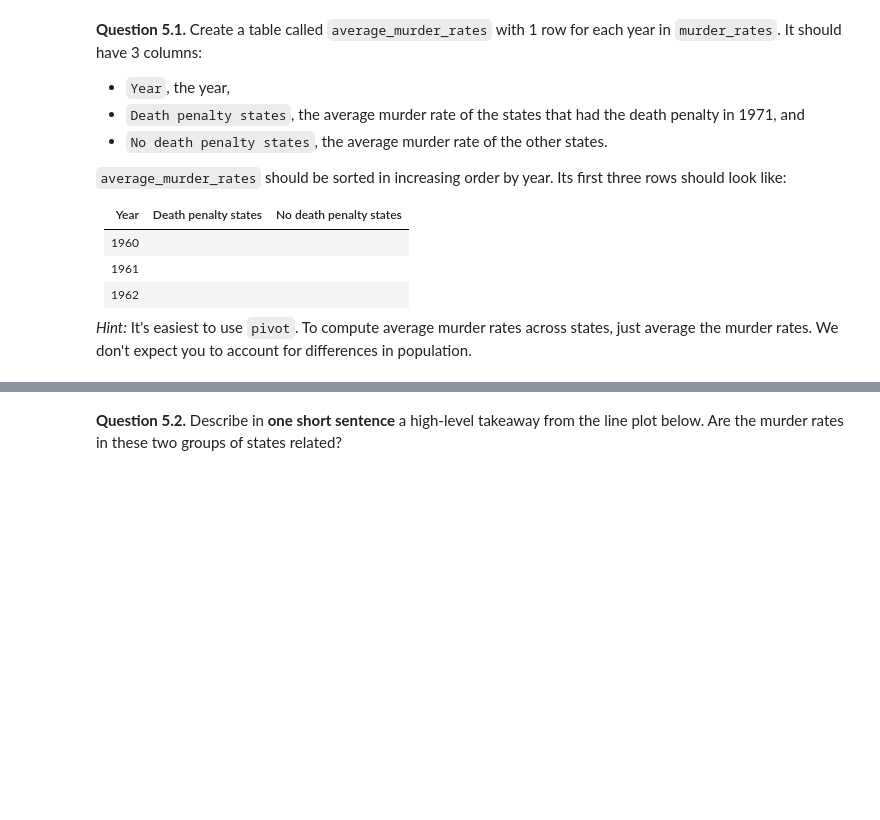
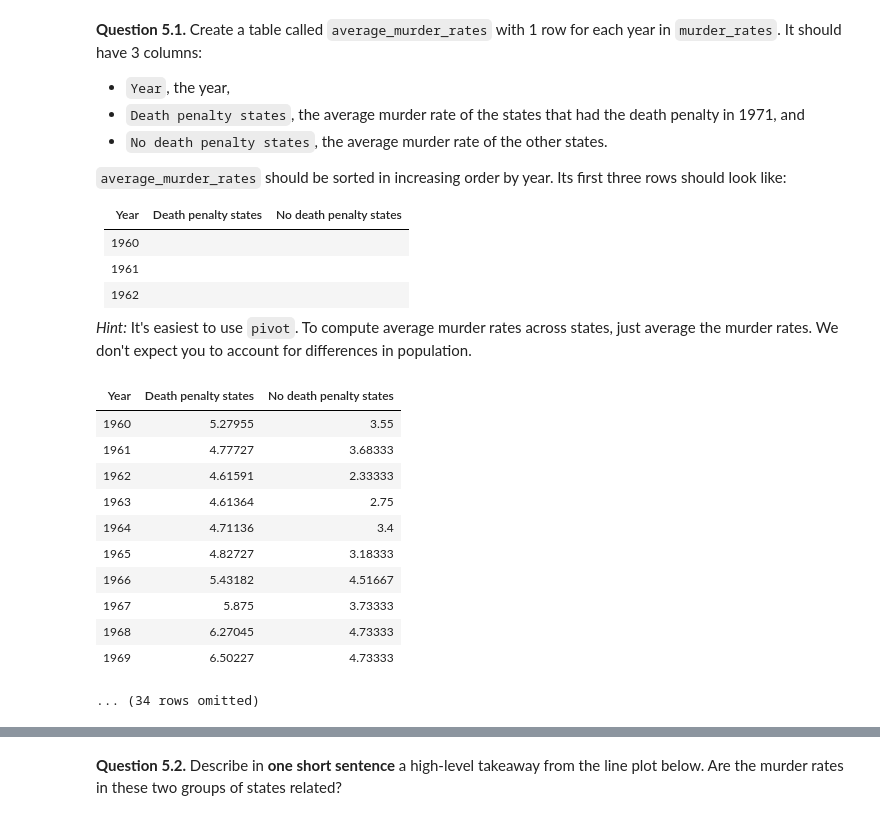
Before and after one commit to Weijun-H/data8, a Jupyter notebook: project/project2/project2.ipynb, the cells around one changed output, grey strips where cells are left out. Drawn from its saved outputs; the diff is of its cells as text; code cells hidden in the pictures; blank space fills up the shorter version.

```diff
--- a/project/project2/project2.ipynb
+++ b/project/project2/project2.ipynb
@@ -502,13 +544,14 @@ It prints out the observed test statistic and returns the P-value for this stati
 def run_test(rates, start_year):
     """Return a P-value for the observed difference between increases and decreases."""
     end_year = start_year + 2
-    observed_test_statistic = ...
+    observed_test_statistic = abs(sum(rates.where('Year', are.between(start_year, end_year+1)).select(
+        'State', 'Murder Rate').group('State', two_year_changes).column(1)))
     print('Test statistic', start_year, 'to', end_year, ':', observed_test_statistic)
     num_states = rates.group('State').num_rows
-
     samples = make_array()
     for i in np.arange(5000):
-        samples = ...
-    ...
+        samples = np.append(samples, simulate_under_null(num_states))
+    p_val = np.count_nonzero(samples >= observed_test_statistic) / len(samples)
+    return p_val
 
 run_test(death_penalty_murder_rates, 1971)
@@ -525,0 +571,3 @@ run_test(non_death_penalty_murder_rates, 1971)
+# %%
+non_death_penalty_murder_rates = murder_rates.join('State', death_penalty.where('Death Penalty', False), 'State').drop(4)
+run_test(non_death_penalty_murder_rates, 1971)
@@ -587,2 +640,27 @@ average_murder_rates
+# %%
+# For reference, our solution used 5 method calls
+dp_avg = make_array()
+non_dp_avg = make_array()
+for year in np.arange(1960, 2004):
+    dp_avg = np.append(dp_avg, np.average(death_penalty_murder_rates.where('Year', year).column('Murder Rate')))
+    non_dp_avg = np.append(non_dp_avg, np.average(non_death_penalty_murder_rates.where('Year', year).column('Murder Rate')))
+average_murder_rates = Table().with_columns(
+'Year', np.arange(1960, 2004),
+'Death penalty states', dp_avg,
+'No death penalty states', non_dp_avg)
+average_murder_rates
+# %% [output]
+| Year | Death penalty states | No death penalty states |
+| 1960 | 5.27955 | 3.55 |
+| 1961 | 4.77727 | 3.68333 |
+| 1962 | 4.61591 | 2.33333 |
+| 1963 | 4.61364 | 2.75 |
+| 1964 | 4.71136 | 3.4 |
+| 1965 | 4.82727 | 3.18333 |
+| 1966 | 5.43182 | 4.51667 |
+| 1967 | 5.875 | 3.73333 |
+| 1968 | 6.27045 | 4.73333 |
+| 1969 | 6.50227 | 4.73333 |
+... (34 rows omitted)
 # %%
 _ = ok.grade('q5_1')
```
Also changed, not shown: parts of 23 cells of this notebook, 1 other file.
